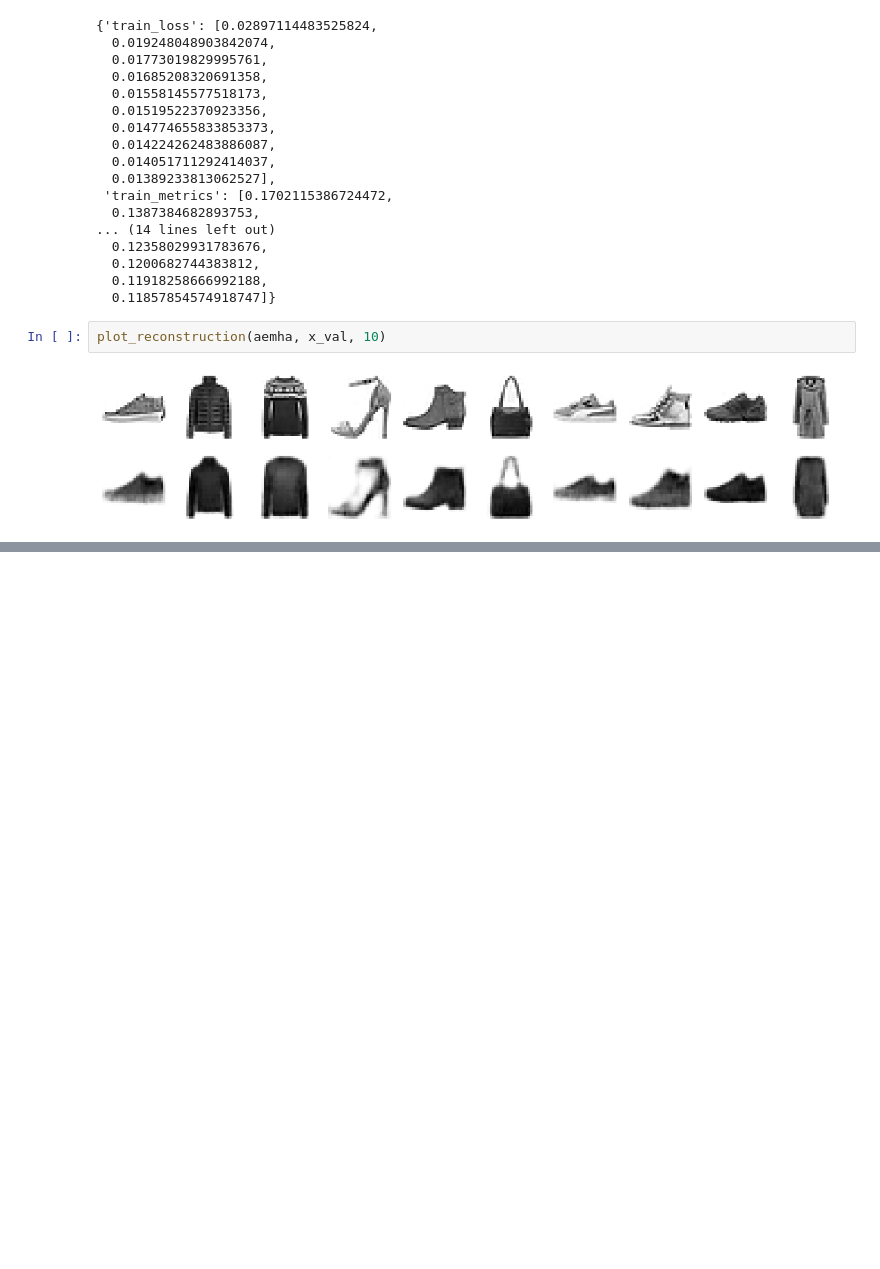
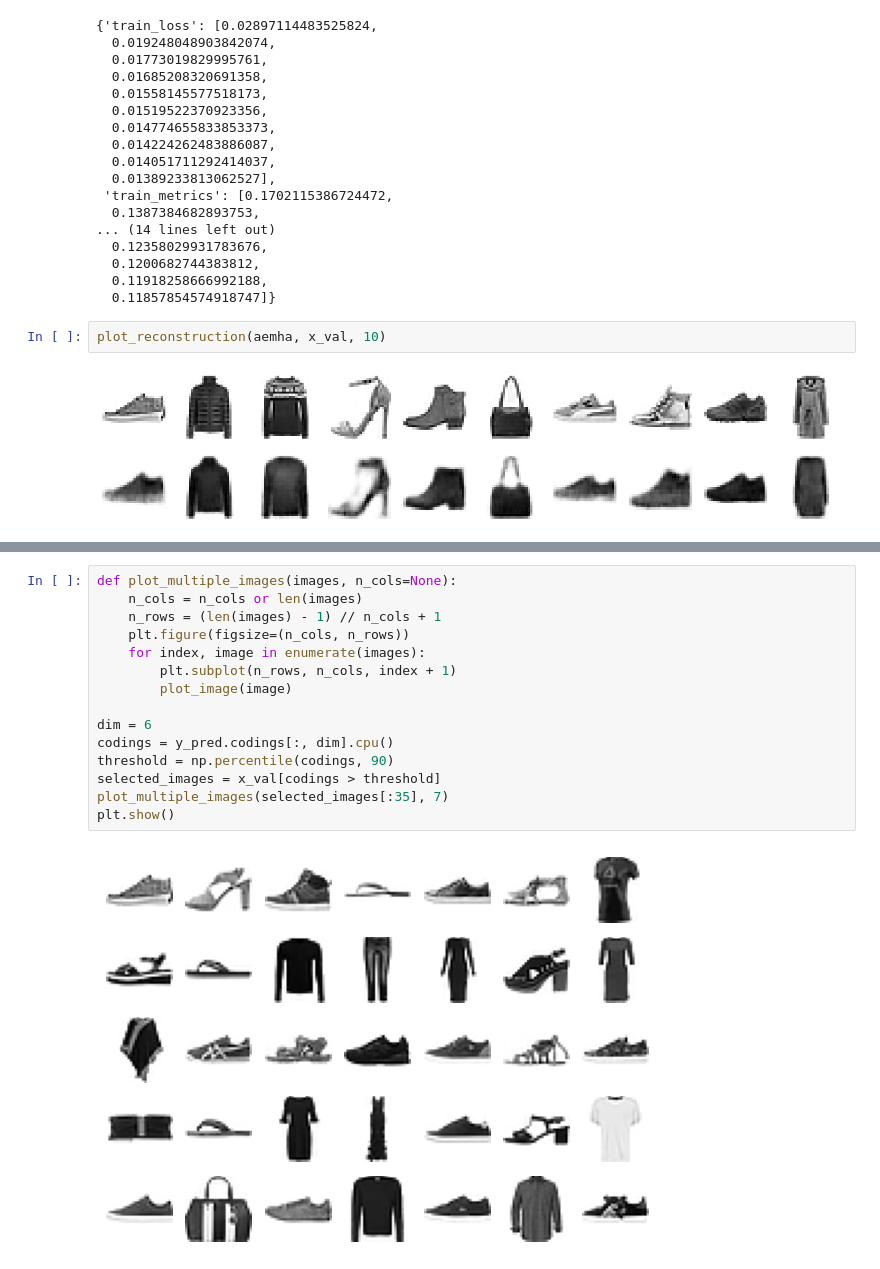
Before and after one commit to Portia-dot/Autoencoder-GANS-DiffusionModels, a Jupyter notebook: Autoencoder.ipynb, the cells around one changed output, grey strips where cells are left out. Cells and saved outputs as stored; diff of their text form; blank space fills up the shorter version.

```diff
--- a/Autoencoder.ipynb
+++ b/Autoencoder.ipynb
@@ -584,0 +736,17 @@ plot_reconstruction(aemha, x_val, 10)
+# %%
+def plot_multiple_images(images, n_cols=None):
+    n_cols = n_cols or len(images)
+    n_rows = (len(images) - 1) // n_cols + 1
+    plt.figure(figsize=(n_cols, n_rows))
+    for index, image in enumerate(images):
+        plt.subplot(n_rows, n_cols, index + 1)
+        plot_image(image)
+
+dim = 6
+codings = y_pred.codings[:, dim].cpu()
+threshold = np.percentile(codings, 90)
+selected_images = x_val[codings > threshold]
+plot_multiple_images(selected_images[:35], 7)
+plt.show()
+# %% [output]
+[figure, added]
```
Also changed, not shown: parts of 11 cells of this notebook.
